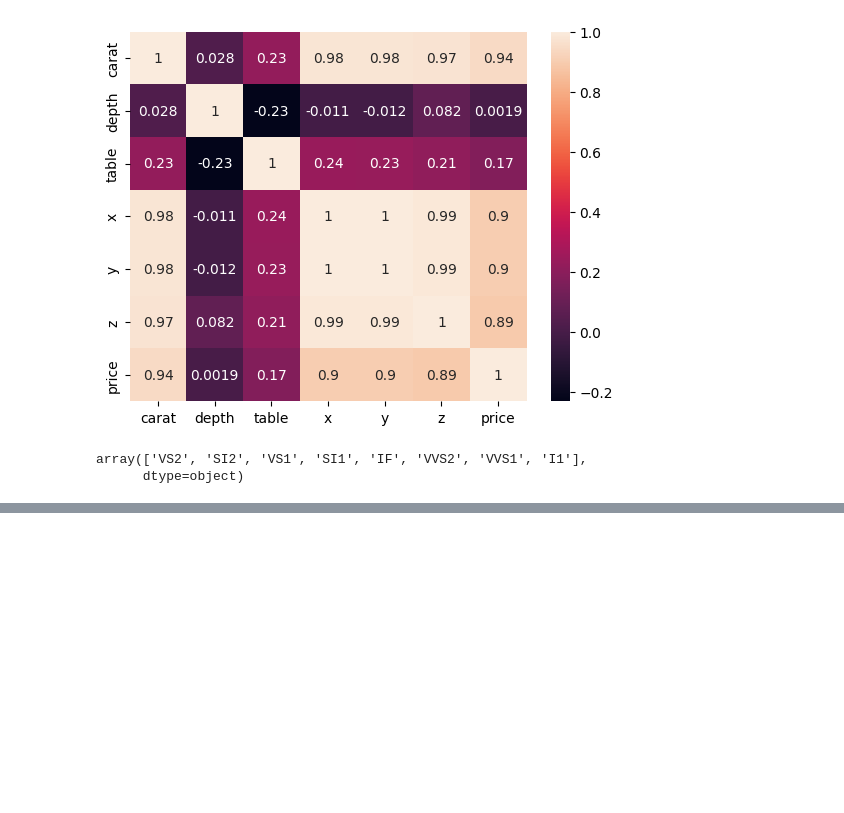
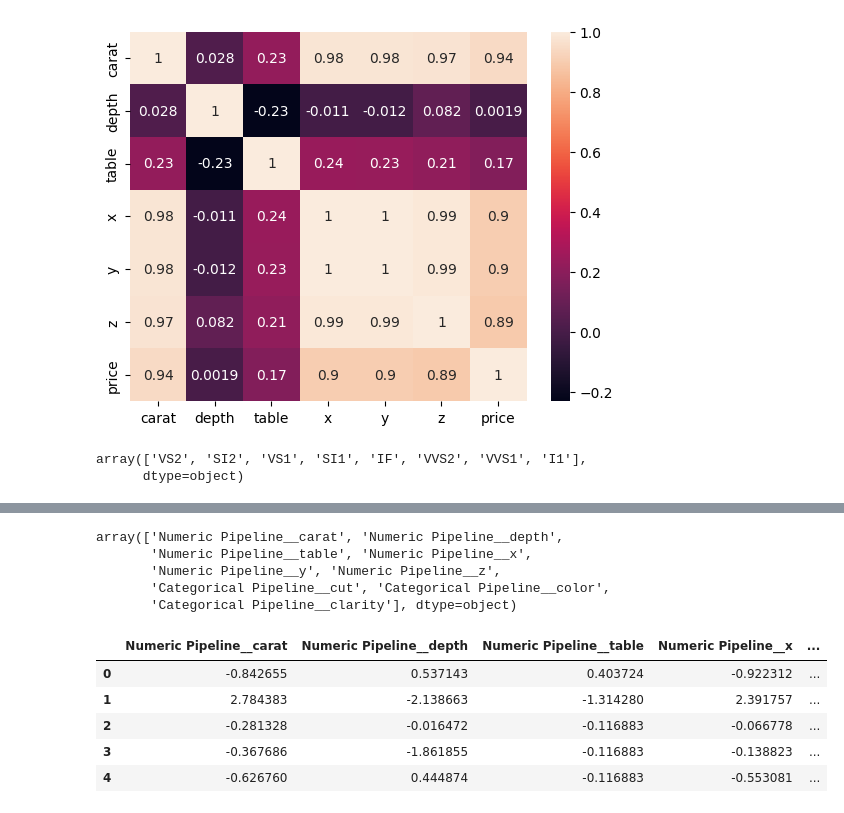
Before and after one commit to 45-Hrishi/End-to-End-Gemstone-Price-Prediction-Application, a Jupyter notebook: research/experiments.ipynb, the cells around one changed output, grey strips where cells are left out. Drawn from its saved outputs; the diff is of its cells as text; code cells hidden in the pictures; blank space fills up the shorter version.

Commit message:
Model Creation Completed

```diff
--- a/research/experiments.ipynb
+++ b/research/experiments.ipynb
@@ -239,0 +320,14 @@ df['color'] = df["color"].map(color_map)
+# %%
+#ColumnTransformer is used to concatenating the two columns after performing some operations
+# using pipeline
+preprocessor =ColumnTransformer(
+    [
+        ("Numeric Pipeline",numeric_pipline,nume_cols),
+        ("Categorical Pipeline",categorical_pipline,cat_cols)
+    ]
+)
+# %%
+from sklearn.model_selection import train_test_split
+X_train,X_test,y_train,y_test = train_test_split(X,y,test_size=0.3,random_state=101)
+# %%
+preprocessor.fit_transform(X_train)
@@ -239,0 +366,22 @@ df['color'] = df["color"].map(color_map)
+# %%
+# getting the names of all columns created due to preprocessor
+preprocessor.get_feature_names_out()
+# %% [output]
+array(['Numeric Pipeline__carat', 'Numeric Pipeline__depth',
+       'Numeric Pipeline__table', 'Numeric Pipeline__x',
+       'Numeric Pipeline__y', 'Numeric Pipeline__z',
+       'Categorical Pipeline__cut', 'Categorical Pipeline__color',
+       'Categorical Pipeline__clarity'], dtype=object)
+# %%
+#creating dataframe out of new data generated
+X_train = pd.DataFrame(data=preprocessor.fit_transform(X_train),columns=preprocessor.get_feature_names_out())
+X_test = pd.DataFrame(data=preprocessor.transform(X_test),columns=preprocessor.get_feature_names_out())
+# %%
+X_train.head()
+# %% [output]
+|  | Numeric Pipeline__carat | Numeric Pipeline__depth | Numeric Pipeline__table | Numeric Pipeline__x | ... |
+| 0 | -0.842655 | 0.537143 | 0.403724 | -0.922312 | ... |
+| 1 | 2.784383 | -2.138663 | -1.314280 | 2.391757 | ... |
+| 2 | -0.281328 | -0.016472 | -0.116883 | -0.066778 | ... |
+| 3 | -0.367686 | -1.861855 | -0.116883 | -0.138823 | ... |
+| 4 | -0.626760 | 0.444874 | -0.116883 | -0.553081 | ... |
```
Also changed, not shown: parts of 26 cells of this notebook, 3 other files.
